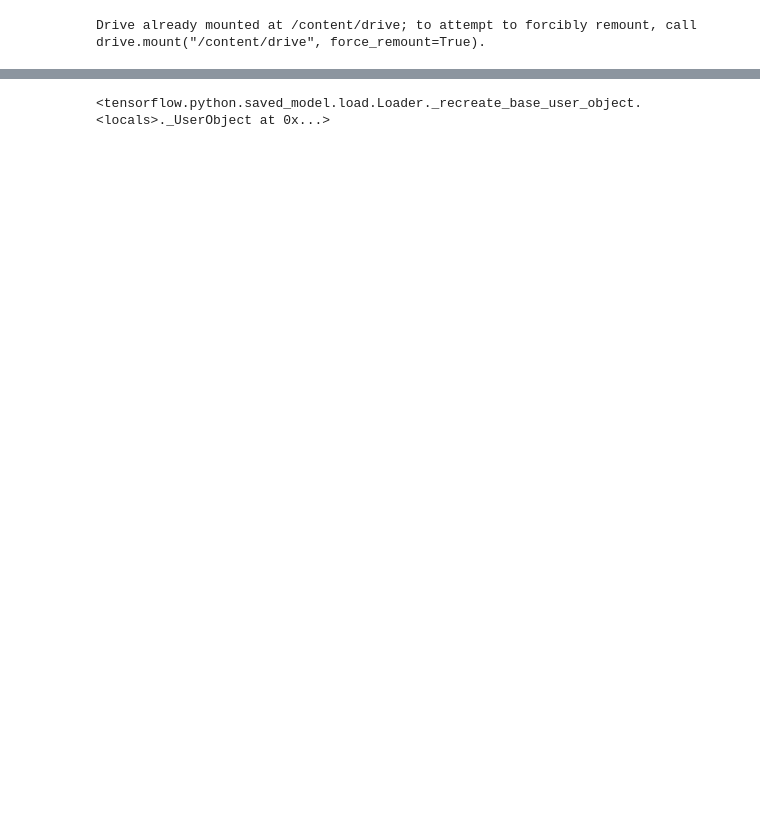
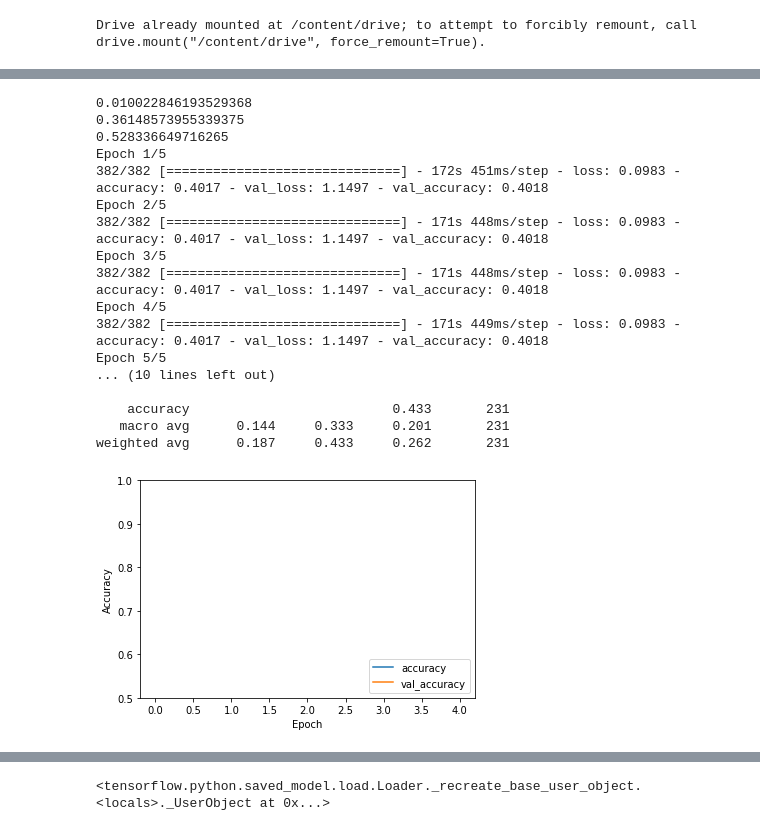
Before and after one commit to mimilazarova/DD2424-covid-xray-project, a Jupyter notebook: playground_colab_mimi.ipynb, the cells around one changed output, grey strips where cells are left out. Saved outputs shown, nothing was run; the diff lists cells and outputs as text; code cells hidden in the pictures; blank space fills up the shorter version.

```diff
--- a/playground_colab_mimi.ipynb
+++ b/playground_colab_mimi.ipynb
@@ -237,34 +242,54 @@ for c in range(3):
   print(class_weights[c])
 
 early_stopping = tf.keras.callbacks.EarlyStopping(
     monitor='val_accuracy',
     verbose=1,
     patience=10,
     mode='max',
     restore_best_weights=True)
 
 
 model5.compile(optimizer='adam',
               loss=tf.keras.losses.SparseCategoricalCrossentropy(from_logits=True),
               metrics=['accuracy'])
 
 
 history5 = model5.fit(trainX, train_y, epochs=5, callbacks=[early_stopping],
-                    class_weight=class_weights, validation_data=(testX, test_y))
+                    class_weight=class_weights, validation_data=(valX, val_y))
 
 plt.plot(history5.history['accuracy'], label='accuracy')
 plt.plot(history5.history['val_accuracy'], label = 'val_accuracy')
 plt.xlabel('Epoch')
 plt.ylabel('Accuracy')
 plt.ylim([0.5, 1])
 plt.legend(loc='lower right')
 
 test_y_pred_m = model5.predict(testX)
 test_y_pred5 = np.argmax(test_y_pred_m, axis=1)
 
 conf_matrix = confusion_matrix(test_y, test_y_pred5, labels=[0, 1, 2])
 print("Confusion matrix:")
 print(conf_matrix)
+print(classification_report(test_y, test_y_pred5, digits=3))
+# %% [output]
+0.010022846193529368
+0.36148573955339375
+0.528336649716265
+Epoch 1/5
+382/382 [==============================] - 172s 451ms/step - loss: 0.0983 - accuracy: 0.4017 - val_loss: 1.1497 - val_accuracy: 0.4018
+Epoch 2/5
+382/382 [==============================] - 171s 448ms/step - loss: 0.0983 - accuracy: 0.4017 - val_loss: 1.1497 - val_accuracy: 0.4018
+Epoch 3/5
+382/382 [==============================] - 171s 448ms/step - loss: 0.0983 - accuracy: 0.4017 - val_loss: 1.1497 - val_accuracy: 0.4018
+Epoch 4/5
+382/382 [==============================] - 171s 449ms/step - loss: 0.0983 - accuracy: 0.4017 - val_loss: 1.1497 - val_accuracy: 0.4018
+Epoch 5/5
+... (10 lines left out)
+
+    accuracy                          0.433       231
+   macro avg      0.144     0.333     0.201       231
+weighted avg      0.187     0.433     0.262       231
+[figure, added]
 # %%
 N = train_y.shape[0]
 testN = test_y.shape[0]
```
Also changed, not shown: parts of 21 cells of this notebook.
